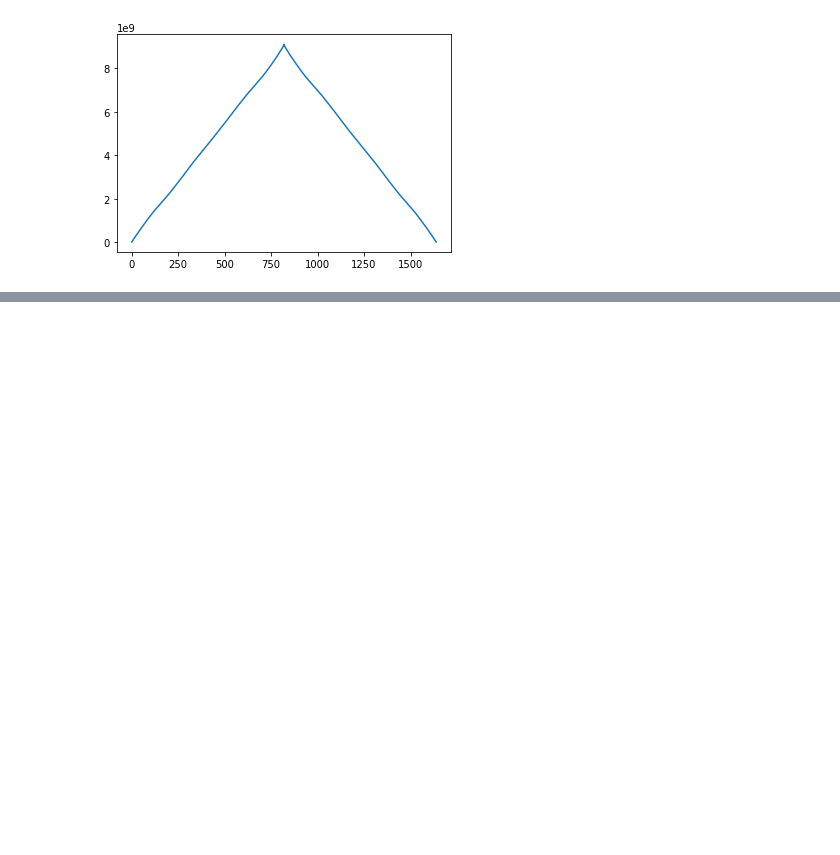
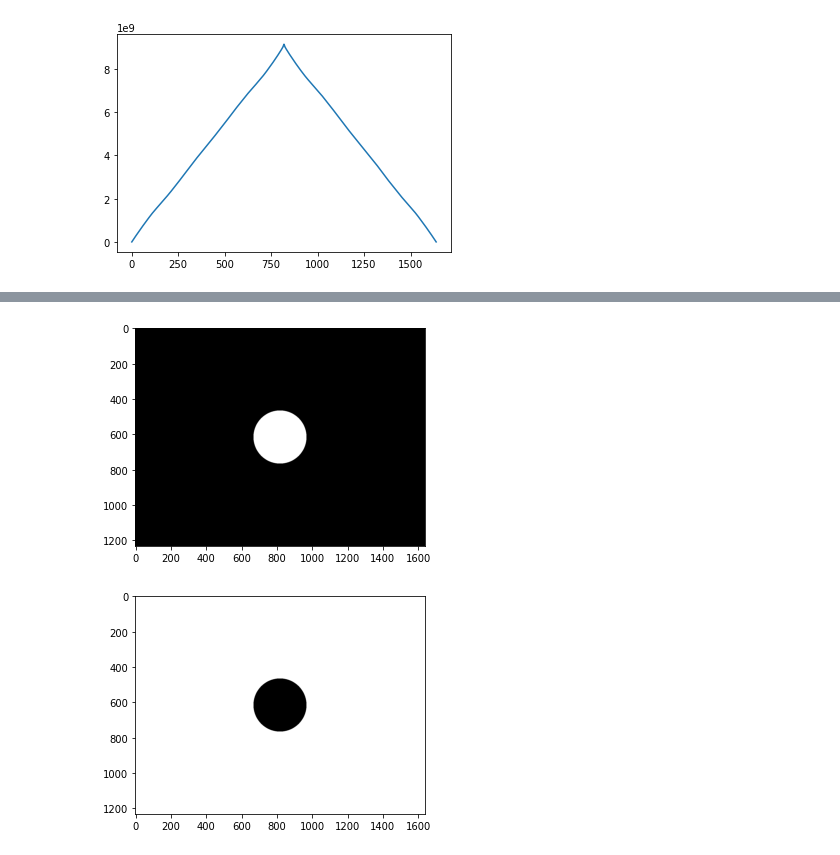
Before and after one commit to olivierleblanc/diffusercam, a Jupyter notebook: bernat/autocorrelation01.ipynb, the cells around one changed output, grey strips where cells are left out. Drawn from its saved outputs; the diff is of its cells as text; code cells hidden in the pictures; blank space fills up the shorter version.

```diff
--- a/bernat/autocorrelation01.ipynb
+++ b/bernat/autocorrelation01.ipynb
@@ -55,0 +88,25 @@ plt.show()
+# %%
+#Image with disk: x(t)
+def areas_disk(radi,sx,sy):
+    disk_in = np.zeros((sy, sx), dtype=float)
+    disk_out = np.ones((sy, sx), dtype=float)
+    rr, cc = draw.disk(((sy-1)/2,(sx-1)/2),radi)
+    disk_in[rr, cc] = 1
+    disk_out[rr, cc] = 0
+    return (disk_in, disk_out)
+
+radius=150
+[area_in, area_out] =areas_disk(radius,auto_x,auto_y)
+
+plt.imshow(area_in, cmap='gray')
+plt.show()
+
+plt.imshow(area_out, cmap='gray')
+plt.show()
+
+# margin=radius
+# plt.imshow(center_disk[615-margin:615+margin+1,819-margin:819+margin+1])
+# plt.show()
+# %% [output]
+[figure, added]
+[figure, added]
```
Also changed, not shown: parts of 29 cells of this notebook.
